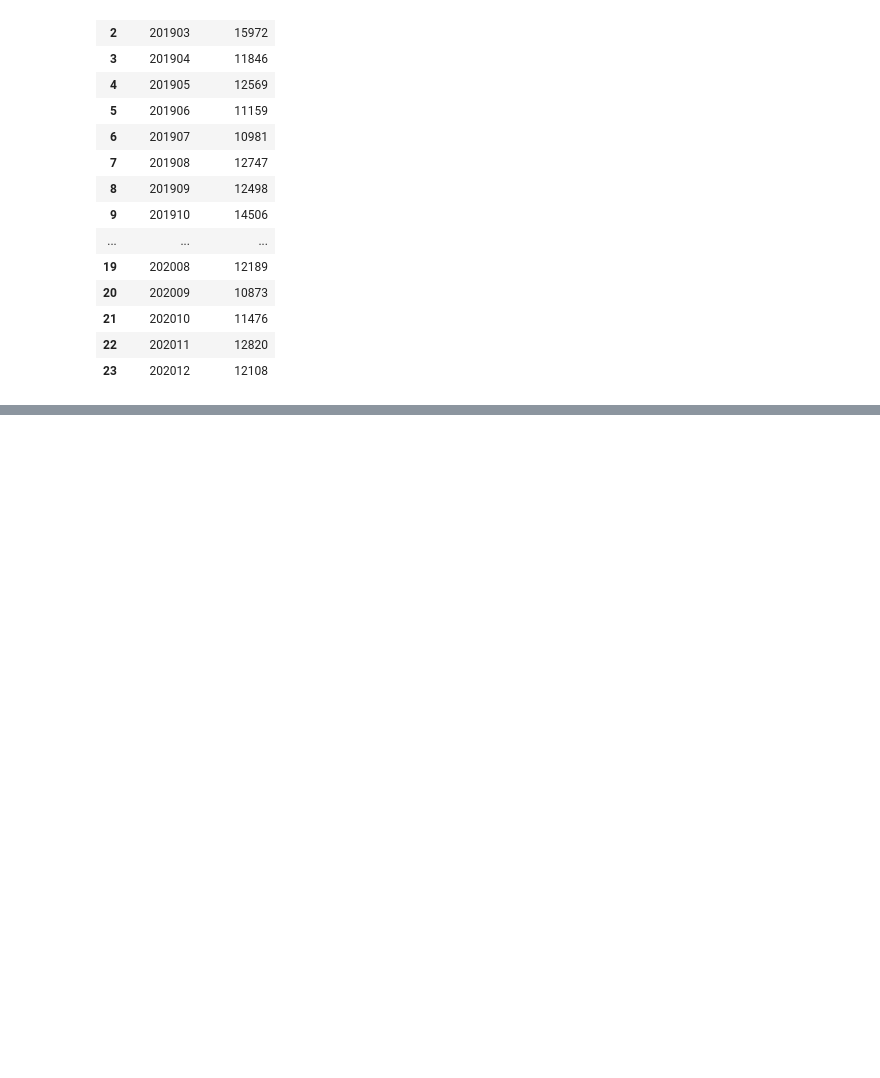
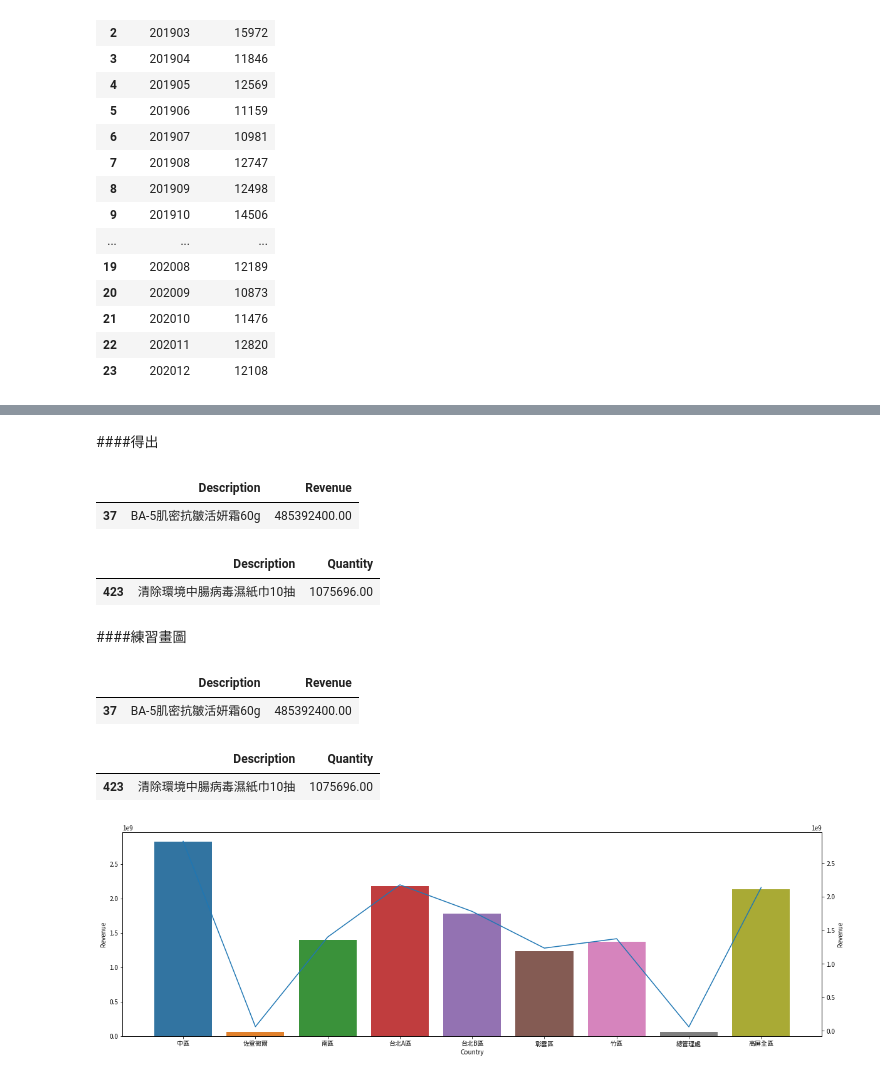
Before and after one commit to 01-slime/EDA, a Jupyter notebook: EDA.ipynb, the cells around one changed output, grey strips where cells are left out. Saved outputs shown, nothing was run; the diff lists cells and outputs as text; code cells hidden in the pictures; blank space fills up the shorter version.

```diff
--- a/EDA.ipynb
+++ b/EDA.ipynb
@@ -724,0 +893,34 @@ plt.show()
+# %% [markdown]
+####得出
+# %%
+best_sales_revenue1[best_sales_revenue1['Revenue']==485392400.00]
+# %% [output]
+|  | Description | Revenue |
+| 37 | BA-5肌密抗皺活妍霜60g | 485392400.00 |
+# %%
+best_sales_quantity[best_sales_quantity['Quantity']==1075696.00]
+# %% [output]
+|  | Description | Quantity |
+| 423 | 清除環境中腸病毒濕紙巾10抽 | 1075696.00 |
+# %% [markdown]
+####練習畫圖
+# %%
+best_sales_revenue_top1 = best_sales_revenue1[best_sales_revenue1['Revenue']==485392400.00]
+best_sales_revenue_top1
+# %% [output]
+|  | Description | Revenue |
+| 37 | BA-5肌密抗皺活妍霜60g | 485392400.00 |
+# %%
+best_sales_quantity_top1 = best_sales_quantity[best_sales_quantity['Quantity']==1075696.00]
+best_sales_quantity_top1
+# %% [output]
+|  | Description | Quantity |
+| 423 | 清除環境中腸病毒濕紙巾10抽 | 1075696.00 |
+# %%
+fig,axes1 = plt.subplots(figsize=(20,6))
+sns.barplot(x='Country',y='Revenue',data=country_revenue,ax = axes1)
+axes2 = axes1.twinx()
+sns.lineplot(x='Country',y='Revenue',data=country_revenue,ax = axes2)
+plt.show()
+# %% [output]
+[figure, added]
```
Also changed, not shown: parts of 24 cells of this notebook.
